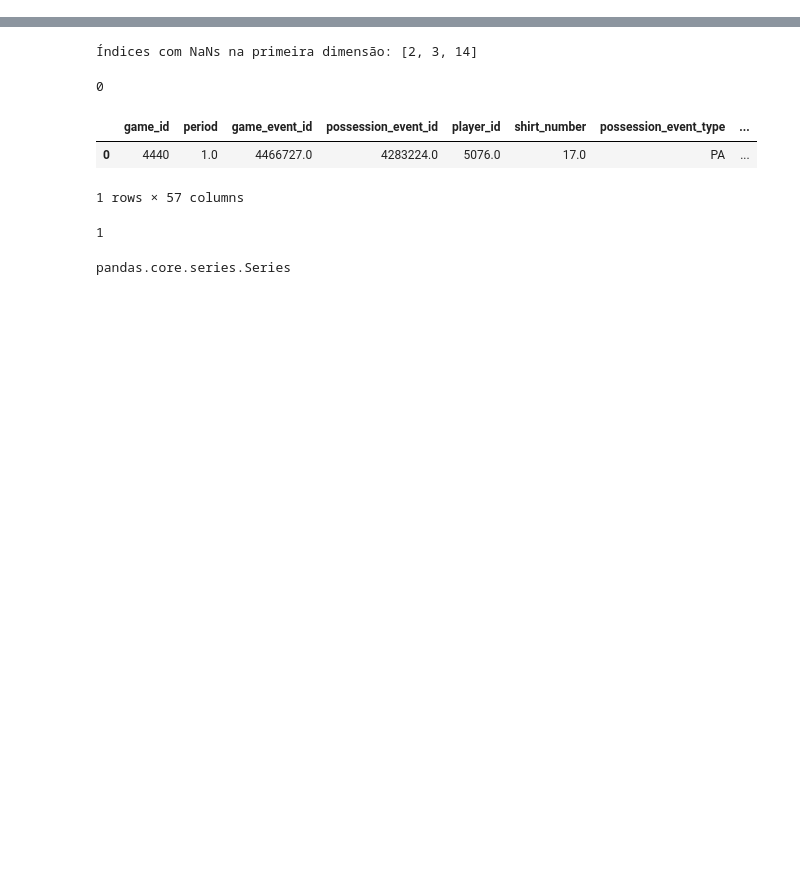
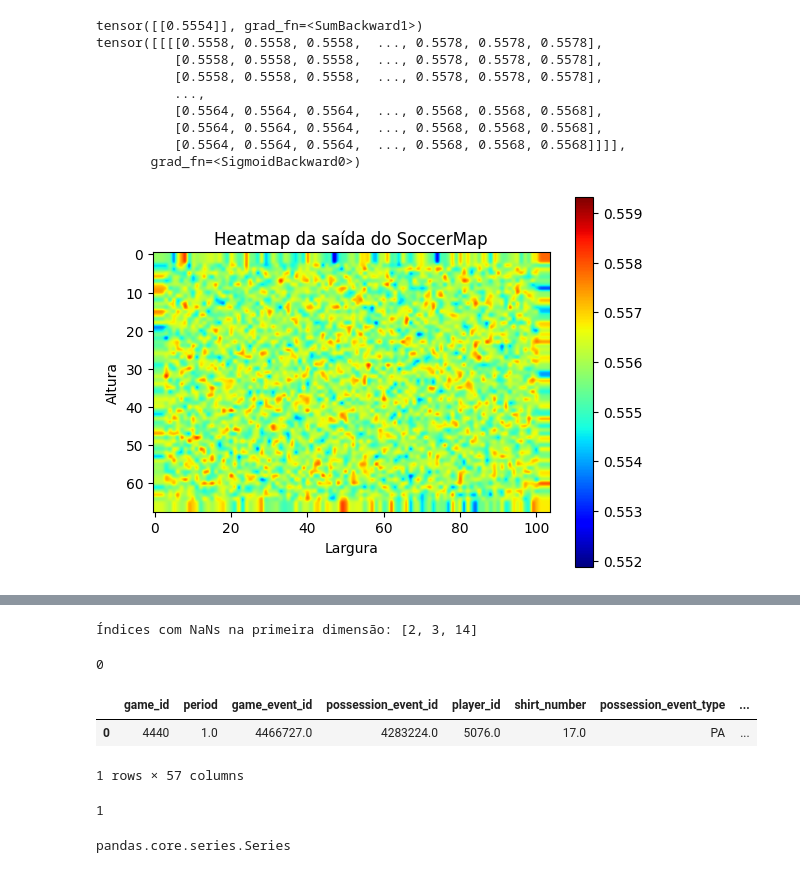
Before and after one commit to Dtchaves/Simplified_EPV_in_PFF_Data, a Jupyter notebook: APAGAR/teste2.ipynb, the cells around one changed output, grey strips where cells are left out. Drawn from its saved outputs; the diff is of its cells as text; code cells hidden in the pictures; blank space fills up the shorter version.

```diff
--- a/APAGAR/teste2.ipynb
+++ b/APAGAR/teste2.ipynb
@@ -151,0 +368,51 @@ matrix, mask, target = tensor_converter(sample)
+# %%
+torch.manual_seed(42)
+
+# Definindo as dimensões da entrada
+batch_size = 1
+in_channels = 15
+height = 68
+width = 104
+
+# Criando uma entrada aleatória
+input_tensor = torch.randn(batch_size, in_channels, height, width)
+
+# Instanciando o modelo SoccerMap
+model = SoccerMap(in_channels=in_channels)
+
+# Passando a entrada pelo modelo
+output = model(input_tensor)
+
+mask = np.zeros((height, width), dtype=int)
+
+pos_x = 21
+pos_y = 21
+
+# Colocando o valor 1 na posição (21, 21)
+mask[pos_x, pos_y] = 1
+mask = torch.tensor(mask)
+print(pixel(output,mask))
+
+print(output)
+# Convertendo a saída para numpy e removendo dimensões extras
+output_np = output.detach().numpy().squeeze()
+
+
+# Plotando o heatmap
+plt.imshow(output_np, cmap='jet', interpolation='gaussian')
+plt.colorbar()
+plt.title("Heatmap da saída do SoccerMap")
+plt.xlabel("Largura")
+plt.ylabel("Altura")
+plt.show()
+# %% [output]
+tensor([[0.5554]], grad_fn=<SumBackward1>)
+tensor([[[[0.5558, 0.5558, 0.5558,  ..., 0.5578, 0.5578, 0.5578],
+          [0.5558, 0.5558, 0.5558,  ..., 0.5578, 0.5578, 0.5578],
+          [0.5558, 0.5558, 0.5558,  ..., 0.5578, 0.5578, 0.5578],
+          ...,
+          [0.5564, 0.5564, 0.5564,  ..., 0.5568, 0.5568, 0.5568],
+          [0.5564, 0.5564, 0.5564,  ..., 0.5568, 0.5568, 0.5568],
+          [0.5564, 0.5564, 0.5564,  ..., 0.5568, 0.5568, 0.5568]]]],
+       grad_fn=<SigmoidBackward0>)
+[figure, added]
```
Also changed, not shown: parts of 6 cells of this notebook, 3 other files.
